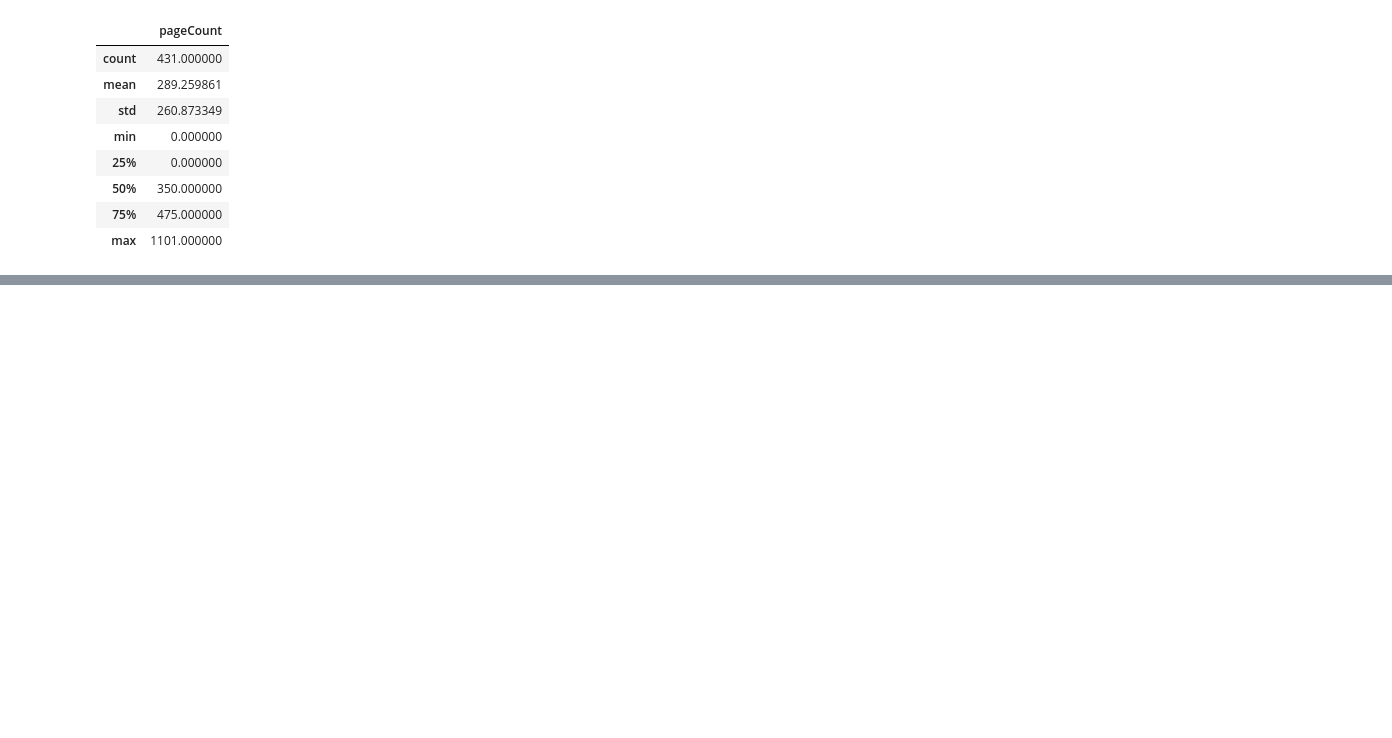
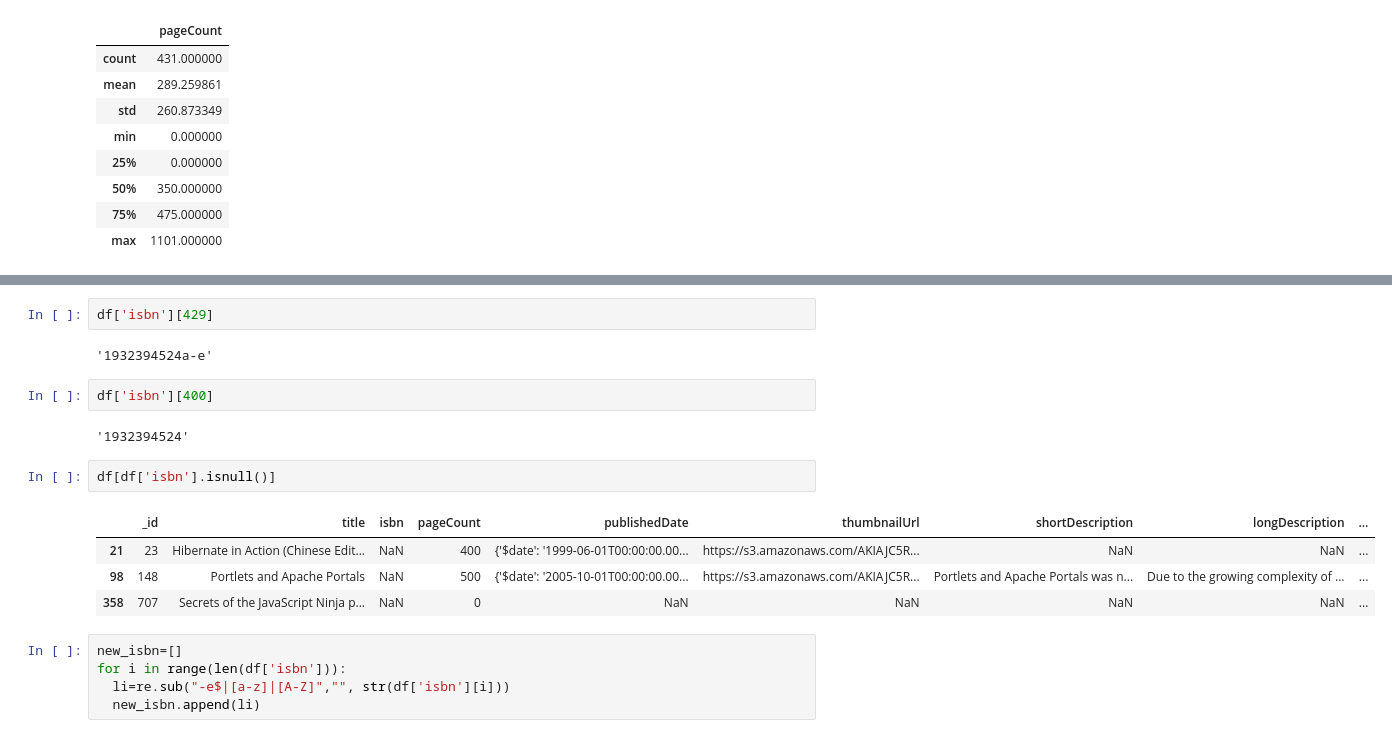
Before and after one commit to sujataprasad01/Books-JSON-data-for-scrapping-analysis, a Jupyter notebook: Project_4_Using_JSON_data_for_analysis.ipynb, the cells around one changed output, grey strips where cells are left out. Saved outputs shown, nothing was run; the diff lists cells and outputs as text; blank space fills up the shorter version.

```diff
--- a/Project_4_Using_JSON_data_for_analysis.ipynb
+++ b/Project_4_Using_JSON_data_for_analysis.ipynb
@@ -157,0 +186,20 @@ df.describe()
+# %%
+df['isbn'][429]
+# %% [output]
+'1932394524a-e'
+# %%
+df['isbn'][400]
+# %% [output]
+'1932394524'
+# %%
+df[df['isbn'].isnull()]
+# %% [output]
+|  | _id | title | isbn | pageCount | publishedDate | thumbnailUrl | shortDescription | longDescription | ... |
+| 21 | 23 | Hibernate in Action (Chinese Edit... | NaN | 400 | {'$date': '1999-06-01T00:00:00.00... | https://s3.amazonaws.com/AKIAJC5R... | NaN | NaN | ... |
+| 98 | 148 | Portlets and Apache Portals | NaN | 500 | {'$date': '2005-10-01T00:00:00.00... | https://s3.amazonaws.com/AKIAJC5R... | Portlets and Apache Portals was n... | Due to the growing complexity of ... | ... |
+| 358 | 707 | Secrets of the JavaScript Ninja p... | NaN | 0 | NaN | NaN | NaN | NaN | ... |
+# %%
+new_isbn=[]
+for i in range(len(df['isbn'])):
+  li=re.sub("-e$|[a-z]|[A-Z]","", str(df['isbn'][i]))
+  new_isbn.append(li)
```
Also changed, not shown: parts of 18 cells of this notebook.
